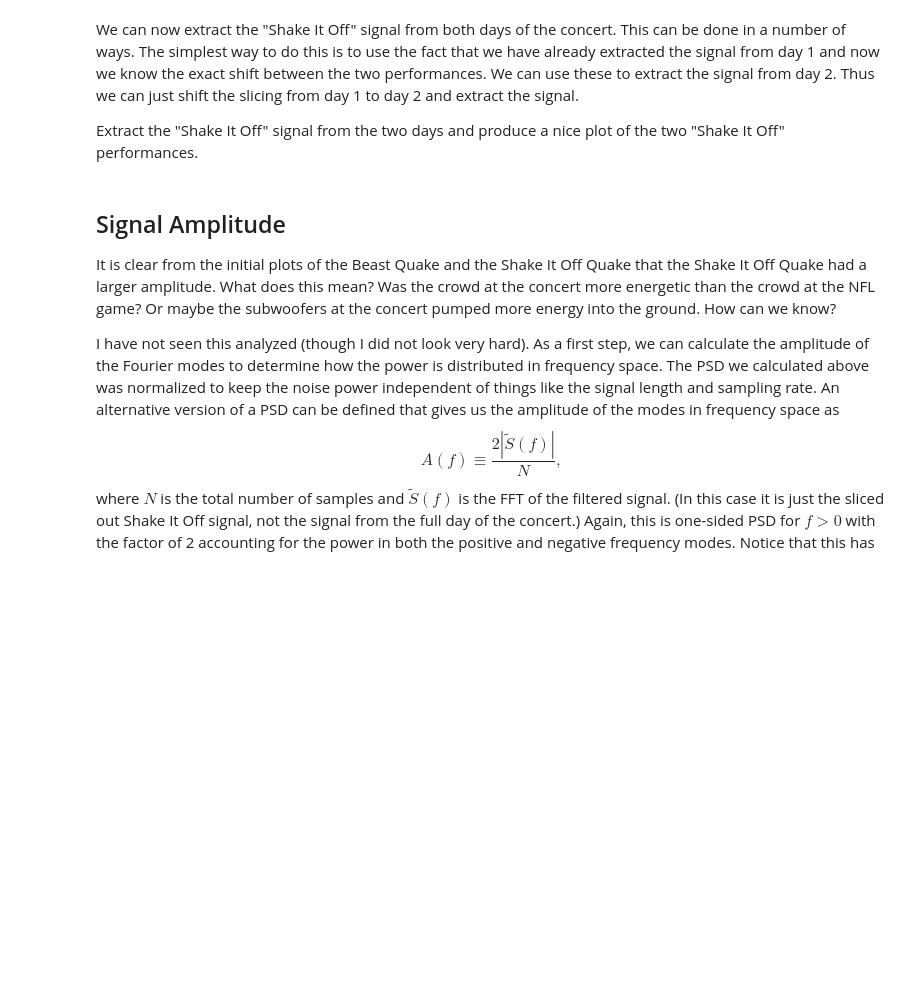
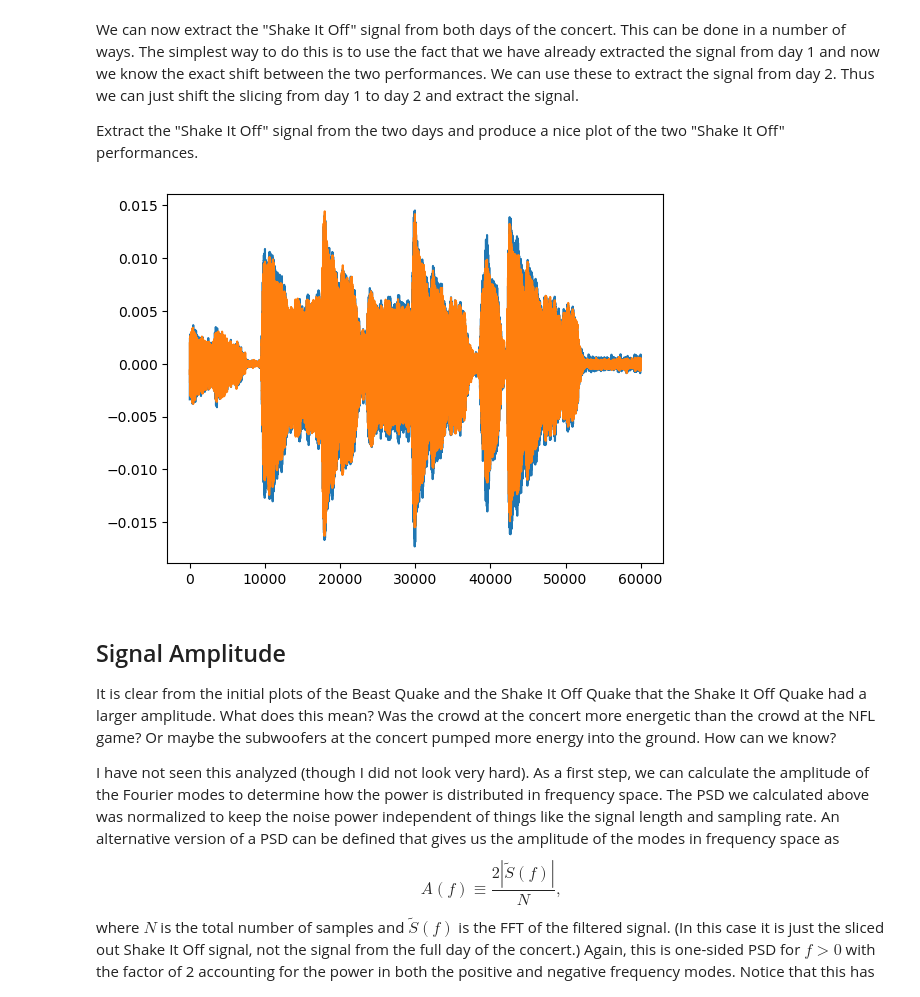
Before and after one commit to SerenaLynas/p250-spring-2026, a Jupyter notebook: labs/Lab10.ipynb, the cells around one changed output. Cells and saved outputs as stored; diff of their text form; code cells hidden in the pictures; blank space fills up the shorter version.

```diff
--- a/labs/Lab10.ipynb
+++ b/labs/Lab10.ipynb
@@ -346,0 +376,4 @@ raise NotImplementedError()
+# %%
+delay = np.argmax(snr2) - np.argmax(snr1)
+delay_s = delay / fs
+print(f"delay was {delay_s // 60} min {delay_s % 60} sec")
@@ -358,3 +390,10 @@ raise NotImplementedError()
+# %%
+shake_it_off_from_band_pass = sq1[sq_start:sq_end]
+shake_it_off2 = sq2[int(sq_start + delay):int(sq_end + delay)]
+for sio in [shake_it_off_from_band_pass, shake_it_off2]:
+    plt.plot(sio)
+# %% [output]
+[figure, added]
 # %% [markdown]
 ## Signal Amplitude
 
```
Also changed, not shown: parts of 7 cells of this notebook.
